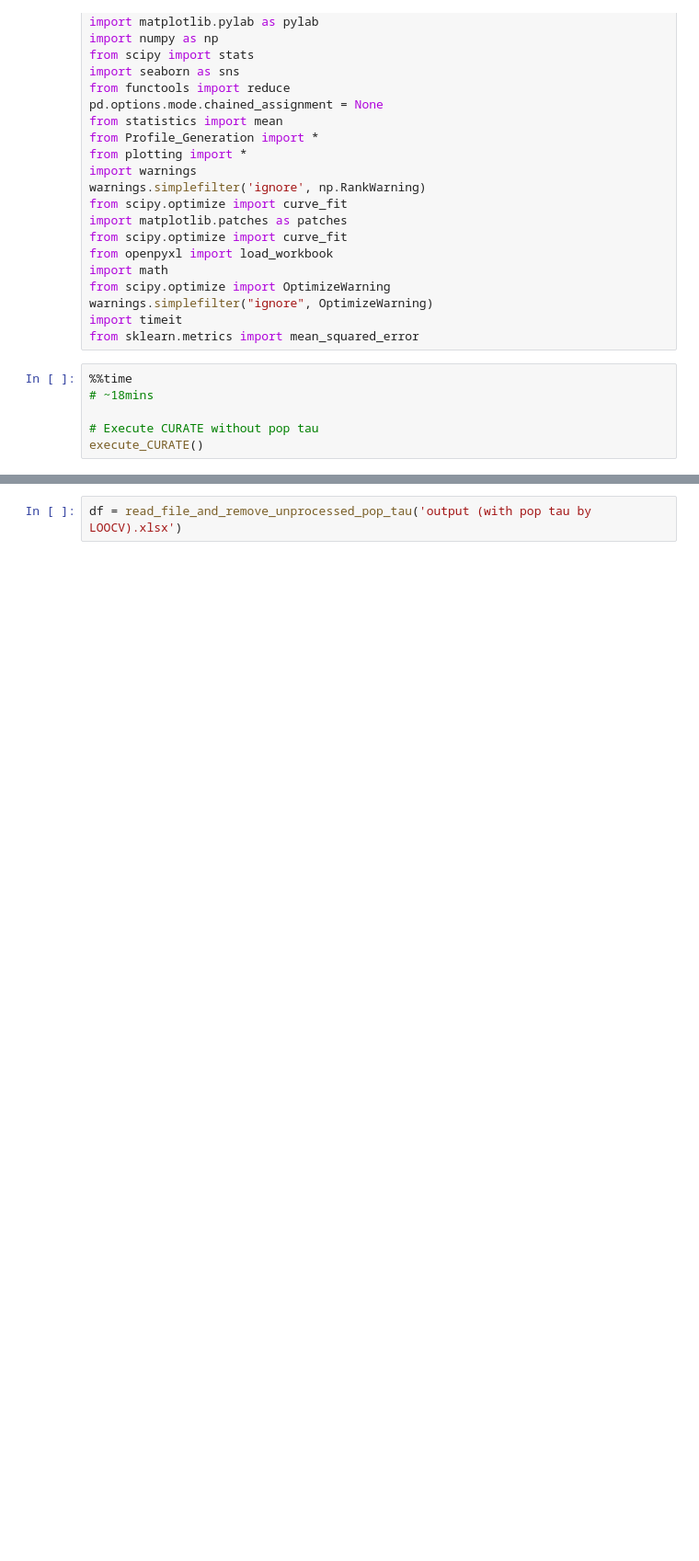
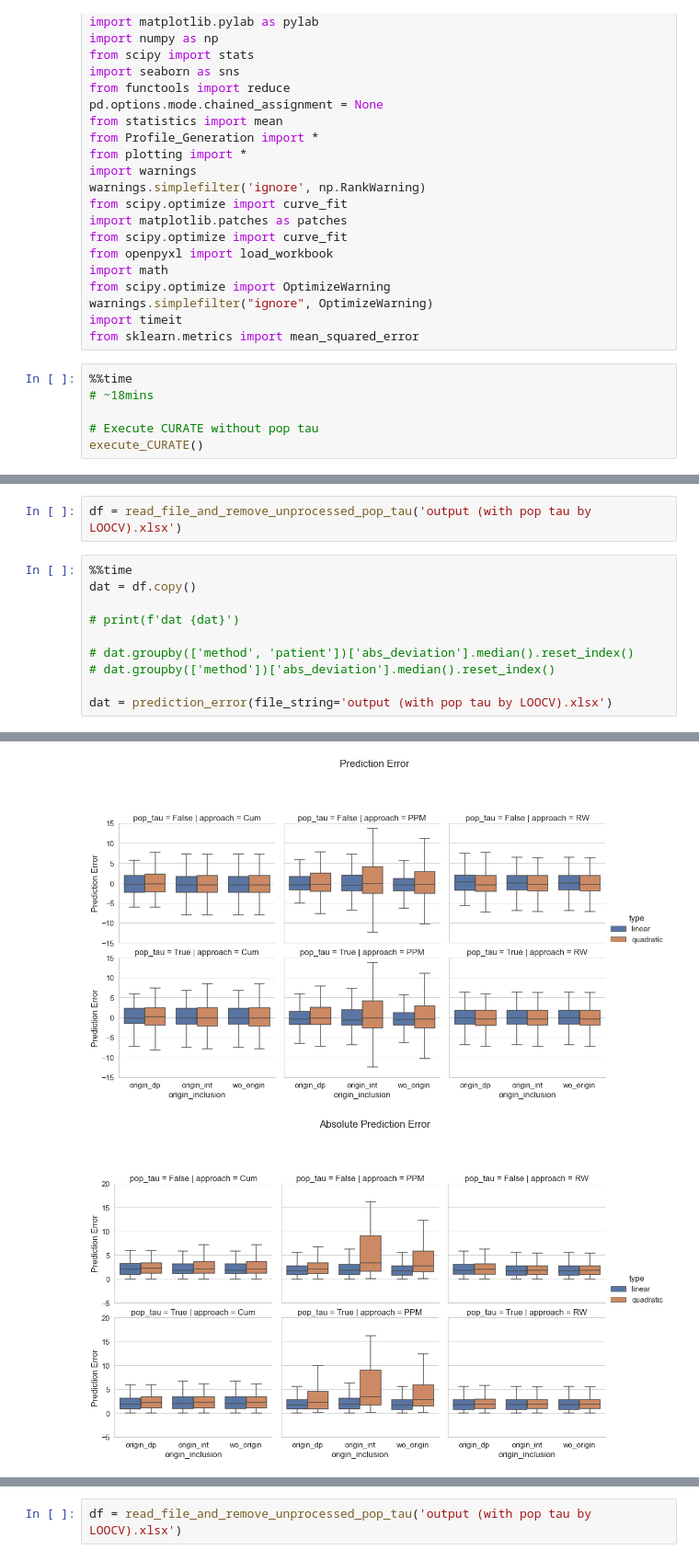
Before and after one commit to tshibei/retro_ped_liver_transplant, a Jupyter notebook: retro_PLT.ipynb, the cells around one changed output, grey strips where cells are left out. Shown at 92% size. Saved outputs shown, nothing was run; the diff lists cells and outputs as text; blank space fills up the shorter version.

```diff
--- a/retro_PLT.ipynb
+++ b/retro_PLT.ipynb
@@ -37,3 +38,16 @@ execute_CURATE_and_update_pop_tau_results('CV', five_fold_cross_val_results_summ
 # Perform LOOCV
 five_fold_cross_val_results, five_fold_cross_val_results_summary = find_pop_tau_with_LOOCV()
 execute_CURATE_and_update_pop_tau_results('LOOCV', five_fold_cross_val_results_summary, five_fold_cross_val_results)
+# %%
+df = read_file_and_remove_unprocessed_pop_tau('output (with pop tau by LOOCV).xlsx')
+# %%
+%%time
+dat = df.copy()
+
+# print(f'dat {dat}')
+
+# dat.groupby(['method', 'patient'])['abs_deviation'].median().reset_index()
+# dat.groupby(['method'])['abs_deviation'].median().reset_index()
+
+dat = prediction_error(file_string='output (with pop tau by LOOCV).xlsx')
+# %% [output]
@@ -39,0 +55,2 @@ execute_CURATE_and_update_pop_tau_results('LOOCV', five_fold_cross_val_results_s
+[figure, added]
+[figure, added]
```
Also changed, not shown: parts of 7 cells of this notebook, 9 other files.
